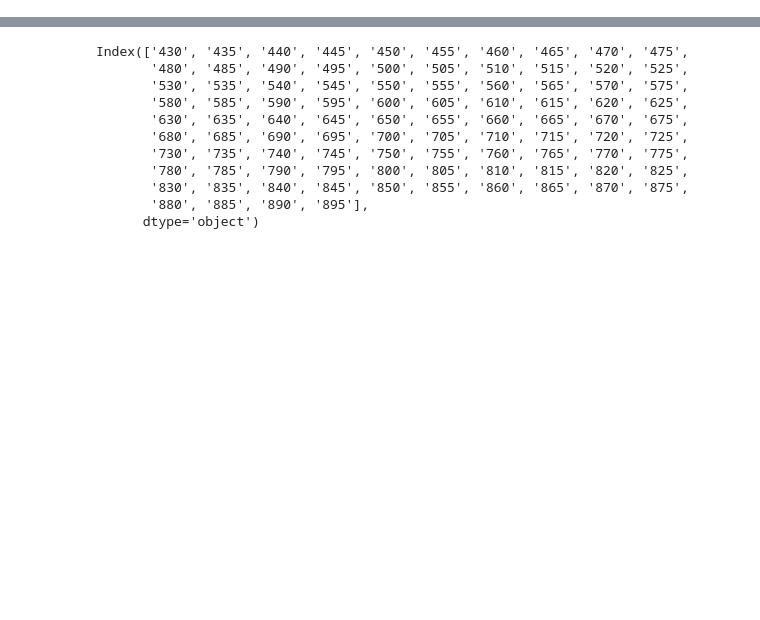
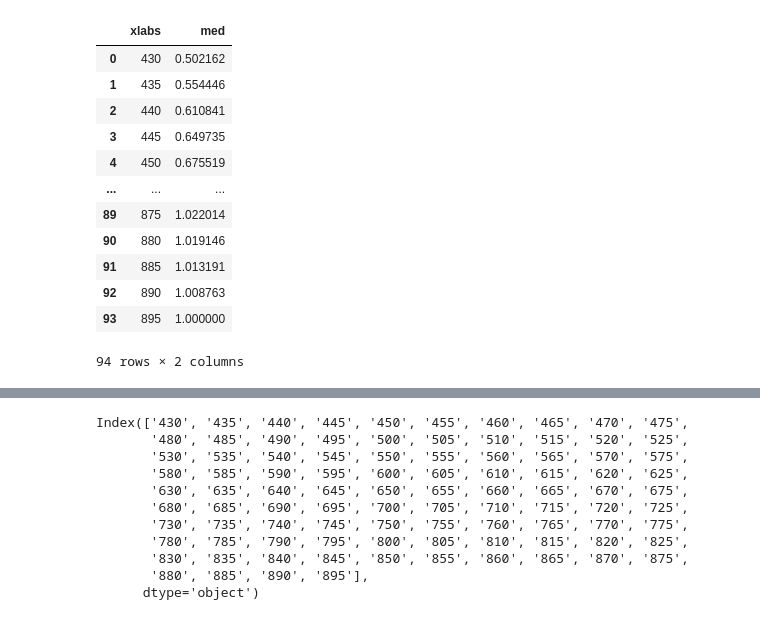
Before and after one commit to llxzy/E4012_rastliny, a Jupyter notebook: vizualizace.ipynb, the cells around one changed output, grey strips where cells are left out. Cells and saved outputs as stored; diff of their text form; code cells hidden in the pictures; blank space fills up the shorter version.

```diff
--- a/vizualizace.ipynb
+++ b/vizualizace.ipynb
@@ -51,0 +101,19 @@ for i in range(df.shape[0]):
+# %%
+blugr = pd.DataFrame(xlabs)
+blugr.columns = ['xlabs']
+blugr['med'] = med
+blugr
+# %% [output]
+|  | xlabs | med |
+| 0 | 430 | 0.502162 |
+| 1 | 435 | 0.554446 |
+| 2 | 440 | 0.610841 |
+| 3 | 445 | 0.649735 |
+| 4 | 450 | 0.675519 |
+| ... | ... | ... |
+| 89 | 875 | 1.022014 |
+| 90 | 880 | 1.019146 |
+| 91 | 885 | 1.013191 |
+| 92 | 890 | 1.008763 |
+| 93 | 895 | 1.000000 |
+94 rows × 2 columns
```
Also changed, not shown: parts of 8 cells of this notebook.
